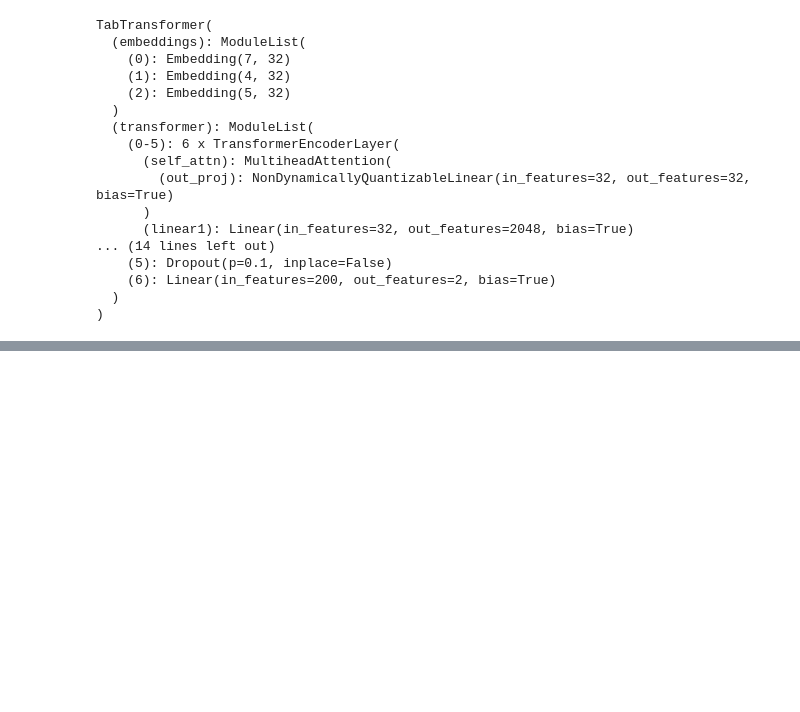
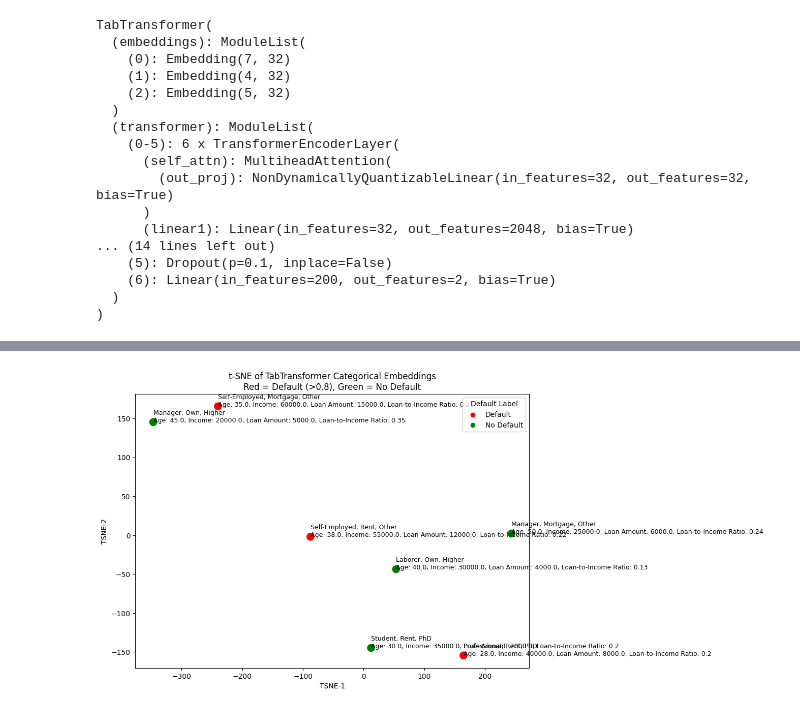
Before and after one commit to rrmina/that-time-i-was-reincarnated-as-an-llm-lover, a Jupyter notebook: credit_risk_example.ipynb, the cells around one changed output, grey strips where cells are left out. Saved outputs shown, nothing was run; the diff lists cells and outputs as text; code cells hidden in the pictures; blank space fills up the shorter version.

Commit message:
added tsne plot

```diff
--- a/credit_risk_example.ipynb
+++ b/credit_risk_example.ipynb
@@ -479,0 +501,67 @@ Applicant 3:
+# %%
+import numpy as np
+import matplotlib.pyplot as plt
+import seaborn as sns
+from sklearn.manifold import TSNE
+import pandas as pd
+
+# ----------------------------
+# Human-readable labels
+# ----------------------------
+occupation_labels = ['Manager', 'Laborer', 'Student', 'Professional', 'Retired', 'Self-Employed', 'Unemployed']
+housing_labels = ['Own', 'Rent', 'Mortgage']
+education_labels = ['Secondary', 'Higher', 'PhD', 'Other']
+
+cont_features = ['Age', 'Income', 'Loan Amount', 'Loan-to-Income Ratio']
+
+# ----------------------------
+# Update preds based on Default probability > 0.8
+# ----------------------------
+default_prob = probs[:,1]
+preds = (default_prob > 0.9).astype(int)  # 1 = Default, 0 = No Default
+
+# ----------------------------
+# Prepare DataFrame for t-SNE visualization
+# ----------------------------
+np.random.seed(42)
+embeddings = np.random.randn(sample_cat.shape[0], 16)  # simulated embeddings
+
+tsne = TSNE(n_components=2, perplexity=3, random_state=42)
+tsne_results = tsne.fit_transform(embeddings)
+
+df = pd.DataFrame({
+    'TSNE-1': tsne_results[:,0],
+    'TSNE-2': tsne_results[:,1],
+    'Default': preds,
+    'Occupation': [occupation_labels[x] for x in sample_cat[:,0]],
+    'Housing': [housing_labels[x] for x in sample_cat[:,1]],
+    'Education': [education_labels[x] for x in sample_cat[:,2]],
+})
+
+df['Default Label'] = df['Default'].map({0: 'No Default', 1: 'Default'})
+
+# ----------------------------
+# Plot t-SNE with categorical + continuous annotations
+# ----------------------------
+plt.figure(figsize=(10,7))
+sns.scatterplot(
+    data=df,
+    x='TSNE-1',
+    y='TSNE-2',
+    hue='Default Label',
+    palette={'No Default': 'green', 'Default': 'red'},
+    s=150
+)
+
+for idx, row in df.iterrows():
+    cont_str = ", ".join([f"{feat}: {val}" for feat, val in zip(cont_features, sample_cont[idx])])
+    label = f"{row['Occupation']}, {row['Housing']}, {row['Education']}\n{cont_str}"
+    plt.text(row['TSNE-1']+0.05, row['TSNE-2']+0.05, label, fontsize=9)
+
+plt.title("t-SNE of TabTransformer Categorical Embeddings\nRed = Default (>0.8), Green = No Default")
+plt.xlabel("TSNE-1")
+plt.ylabel("TSNE-2")
+plt.legend(title='Default Label', loc='best')
+plt.show()
+# %% [output]
+[figure, added]
```
Also changed, not shown: parts of 3 cells of this notebook.
